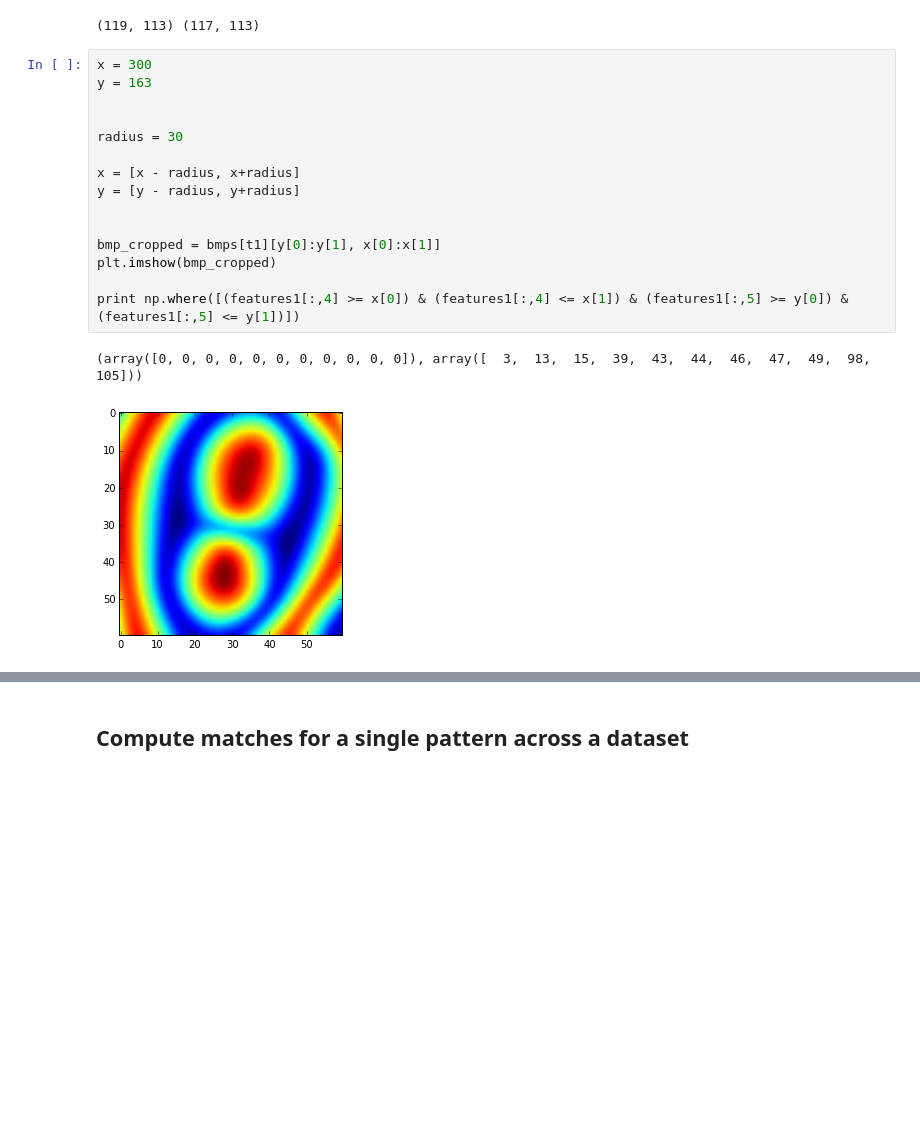
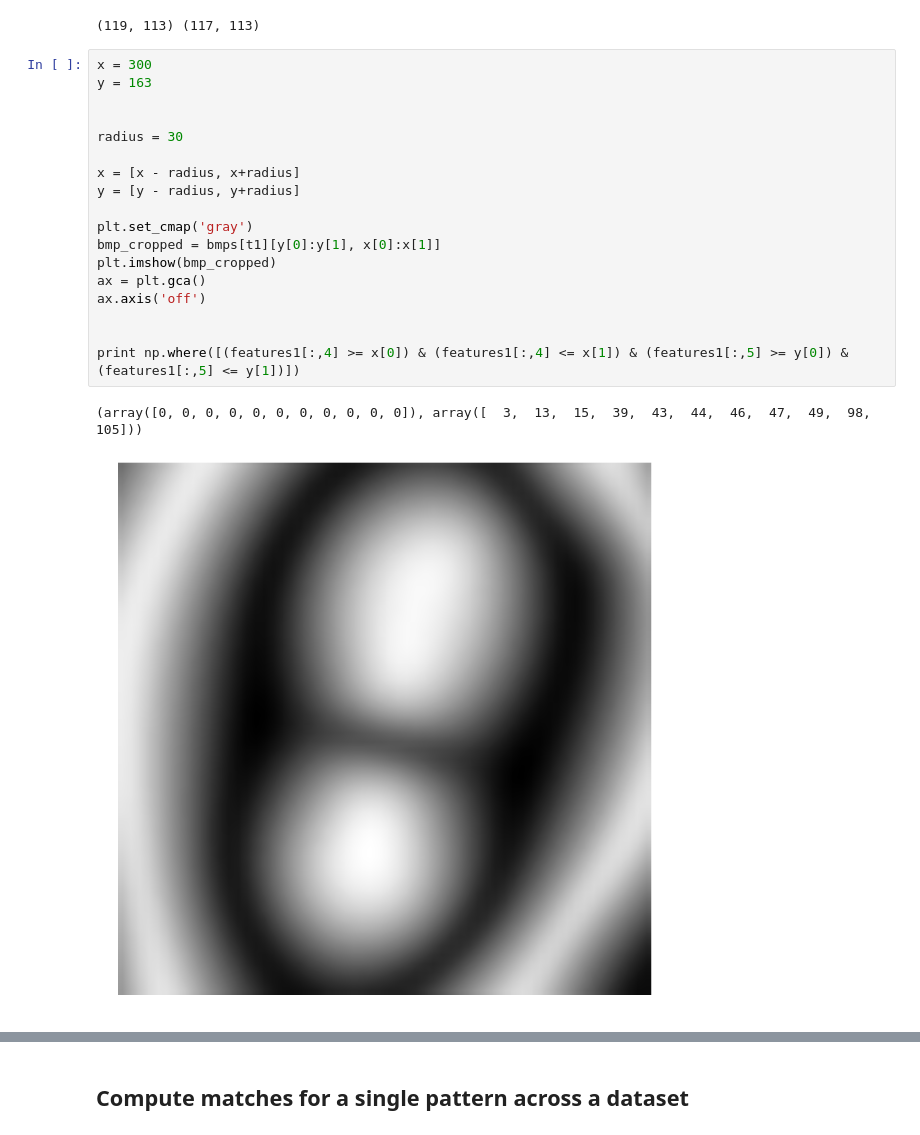
Before and after one commit to rachellevanger/image-tda-rayleigh-benard-convection, a Jupyter notebook: docs/ClassificationOfRBCDefectsSIFT.ipynb, the cells around one changed output, grey strips where cells are left out. Drawn from its saved outputs; the diff is of its cells as text; blank space fills up the shorter version.

```diff
--- a/docs/ClassificationOfRBCDefectsSIFT.ipynb
+++ b/docs/ClassificationOfRBCDefectsSIFT.ipynb
@@ -330,21 +350,24 @@ print features1.shape, features2.shape
 # %%
 x = 300
 y = 163
 
 
 radius = 30
 
 x = [x - radius, x+radius]
 y = [y - radius, y+radius]
 
-
+plt.set_cmap('gray')
 bmp_cropped = bmps[t1][y[0]:y[1], x[0]:x[1]]
 plt.imshow(bmp_cropped)
+ax = plt.gca()
+ax.axis('off')
+
 
 print np.where([(features1[:,4] >= x[0]) & (features1[:,4] <= x[1]) & (features1[:,5] >= y[0]) & (features1[:,5] <= y[1])])
 # %% [output]
 (array([0, 0, 0, 0, 0, 0, 0, 0, 0, 0, 0]), array([  3,  13,  15,  39,  43,  44,  46,  47,  49,  98, 105]))
-[figure, old version]
+[figure, new version]
 # %%
 
 location1 = np.asarray([np.average(x), np.average(y)])
```
Also changed, not shown: parts of 2 cells of this notebook, 5 other files.
